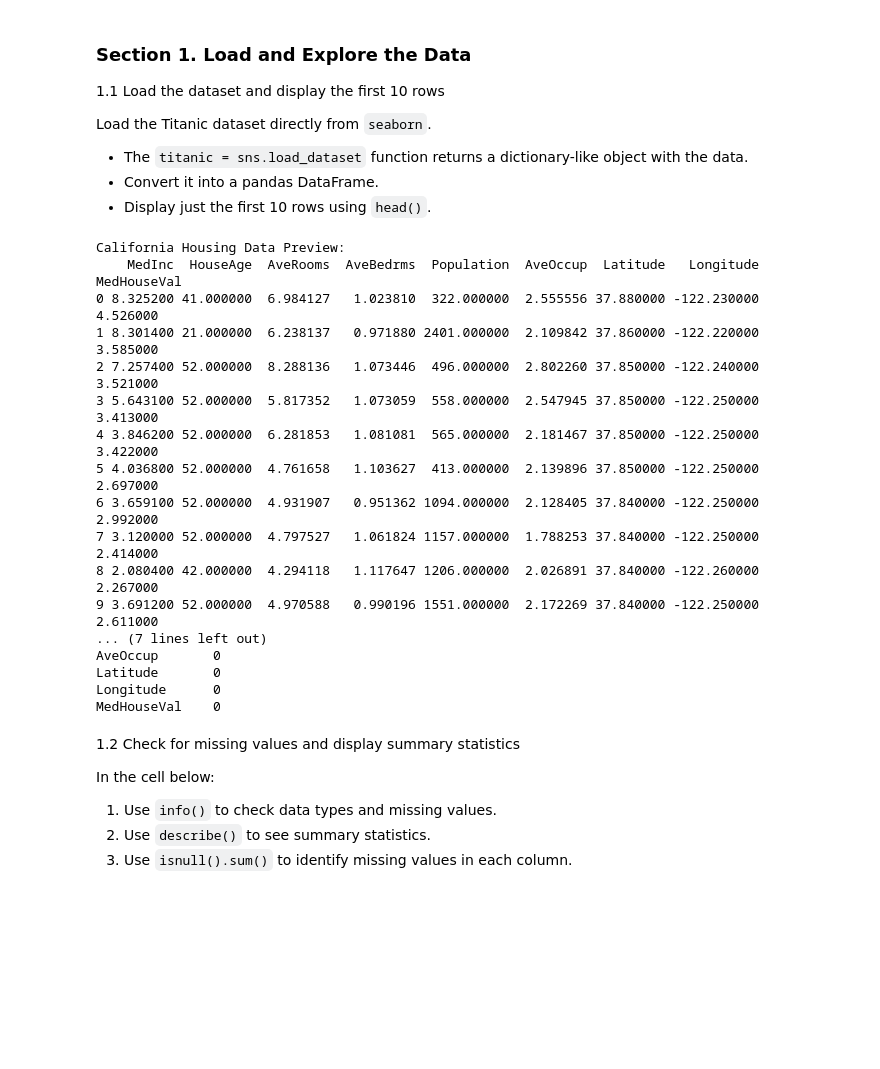
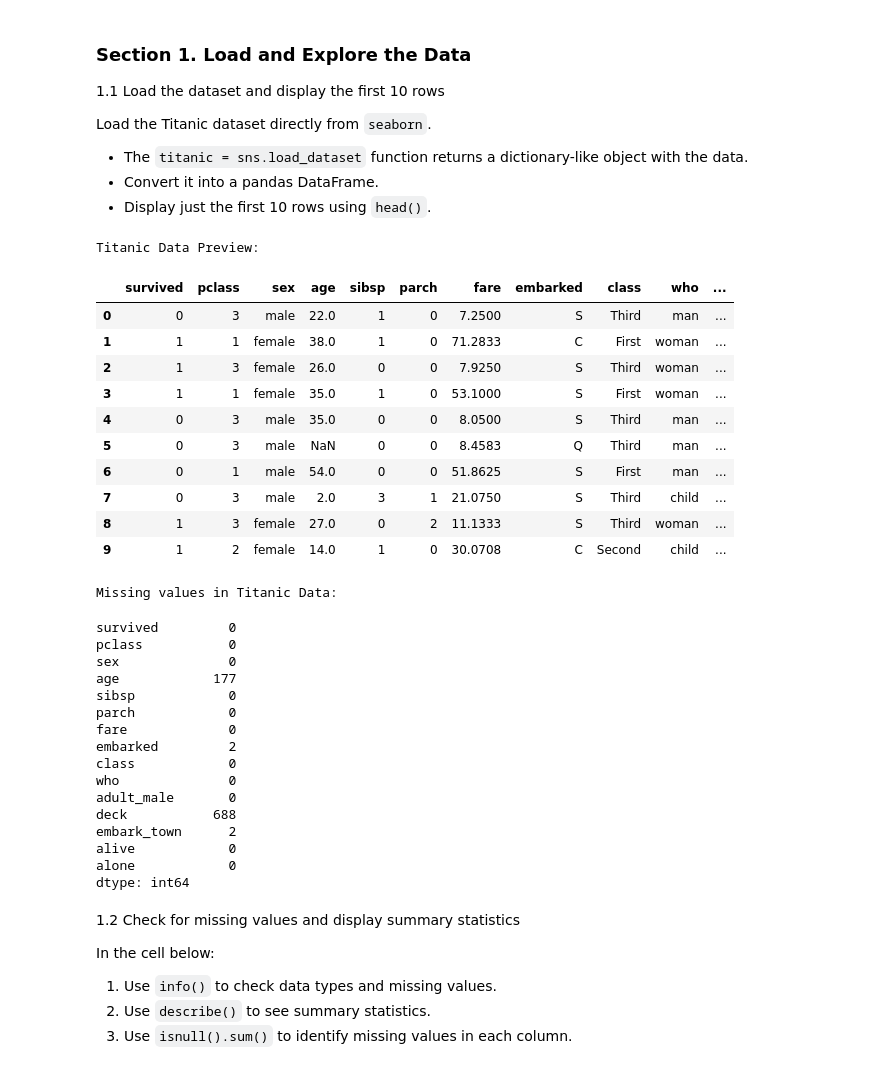
Before and after one commit to Data-Git-Hub/applied-ml-data-git-hub, a Jupyter notebook: lab02/ml02.ipynb, the cells around one changed output. Drawn from its saved outputs; the diff is of its cells as text; code cells hidden in the pictures; blank space fills up the shorter version.

```diff
--- a/lab02/ml02.ipynb
+++ b/lab02/ml02.ipynb
@@ -105,42 +109,54 @@ Load the Titanic dataset directly from `seaborn`. <br>
 - Convert it into a pandas DataFrame. <br>
 - Display just the first 10 rows using `head()`. <br>
 # %%
-# Load the Titanic housing dataset
-data = ???
-data_frame = data.frame  # Convert to Pandas DataFrame
+# Set pandas display options to prevent truncation
+pd.set_option('display.max_columns', None)  # Show all columns
+pd.set_option('display.max_rows', 500)  # Adjust row display limit if needed
+pd.set_option('display.width', 2000)  # Prevent wrapping
+pd.set_option('display.max_colwidth', None)  # Show full content of each column
 
-# Set pandas display options for better readability
-pd.set_option('display.max_columns', None)
-pd.set_option('display.width', 2000)
-pd.set_option('display.max_colwidth', None)
+# Display the first 10 rows of the dataset using display()
+print("Titanic Data Preview:")
+display(titanic_data.head(10))  # Jupyter handles display() better than print()
 
-# Display first 10 rows of the dataset
-print("Titanic Data Preview:")
-print(data_frame.head(10).to_string(), "\n")
+# Check for missing values
+print("\nMissing values in Titanic Data:")
+missing_values = titanic_data.isna().sum()
 
-# Check for missing values in the dataset and ensure the output always shows
-missing_values = data_frame.isna().sum()
-
-print("Missing values in Titanic Data:")
-print(missing_values.to_string(), "\n")
+if missing_values.sum() > 0:
+    display(missing_values)  # Use display() to prevent truncation
+else:
+    print("No missing values detected.")
 # %% [output]
-California Housing Data Preview:
-    MedInc  HouseAge  AveRooms  AveBedrms  Population  AveOccup  Latitude   Longitude  MedHouseVal
-0 8.325200 41.000000  6.984127   1.023810  322.000000  2.555556 37.880000 -122.230000     4.526000
-1 8.301400 21.000000  6.238137   0.971880 2401.000000  2.109842 37.860000 -122.220000     3.585000
-2 7.257400 52.000000  8.288136   1.073446  496.000000  2.802260 37.850000 -122.240000     3.521000
-3 5.643100 52.000000  5.817352   1.073059  558.000000  2.547945 37.850000 -122.250000     3.413000
-4 3.846200 52.000000  6.281853   1.081081  565.000000  2.181467 37.850000 -122.250000     3.422000
-5 4.036800 52.000000  4.761658   1.103627  413.000000  2.139896 37.850000 -122.250000     2.697000
-6 3.659100 52.000000  4.931907   0.951362 1094.000000  2.128405 37.840000 -122.250000     2.992000
-7 3.120000 52.000000  4.797527   1.061824 1157.000000  1.788253 37.840000 -122.250000     2.414000
-8 2.080400 42.000000  4.294118   1.117647 1206.000000  2.026891 37.840000 -122.260000     2.267000
-9 3.691200 52.000000  4.970588   0.990196 1551.000000  2.172269 37.840000 -122.250000     2.611000
-... (7 lines left out)
-AveOccup       0
-Latitude       0
-Longitude      0
-MedHouseVal    0
+Titanic Data Preview:
+|  | survived | pclass | sex | age | sibsp | parch | fare | embarked | class | who | ... |
+| 0 | 0 | 3 | male | 22.0 | 1 | 0 | 7.2500 | S | Third | man | ... |
+| 1 | 1 | 1 | female | 38.0 | 1 | 0 | 71.2833 | C | First | woman | ... |
+| 2 | 1 | 3 | female | 26.0 | 0 | 0 | 7.9250 | S | Third | woman | ... |
+| 3 | 1 | 1 | female | 35.0 | 1 | 0 | 53.1000 | S | First | woman | ... |
+| 4 | 0 | 3 | male | 35.0 | 0 | 0 | 8.0500 | S | Third | man | ... |
+| 5 | 0 | 3 | male | NaN | 0 | 0 | 8.4583 | Q | Third | man | ... |
+| 6 | 0 | 1 | male | 54.0 | 0 | 0 | 51.8625 | S | First | man | ... |
+| 7 | 0 | 3 | male | 2.0 | 3 | 1 | 21.0750 | S | Third | child | ... |
+| 8 | 1 | 3 | female | 27.0 | 0 | 2 | 11.1333 | S | Third | woman | ... |
+| 9 | 1 | 2 | female | 14.0 | 1 | 0 | 30.0708 | C | Second | child | ... |
+Missing values in Titanic Data:
+survived         0
+pclass           0
+sex              0
+age            177
+sibsp            0
+parch            0
+fare             0
+embarked         2
+class            0
+who              0
+adult_male       0
+deck           688
+embark_town      2
+alive            0
+alone            0
+dtype: int64
 # %% [markdown]
 1.2 Check for missing values and display summary statistics <br>
 
```
Also changed, not shown: parts of 7 cells of this notebook, 1 other file.
